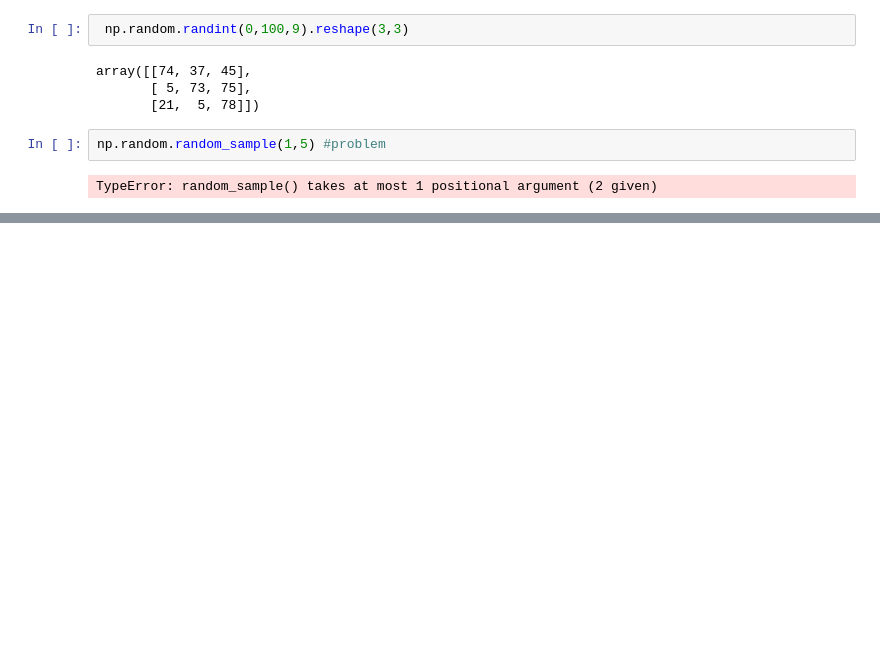
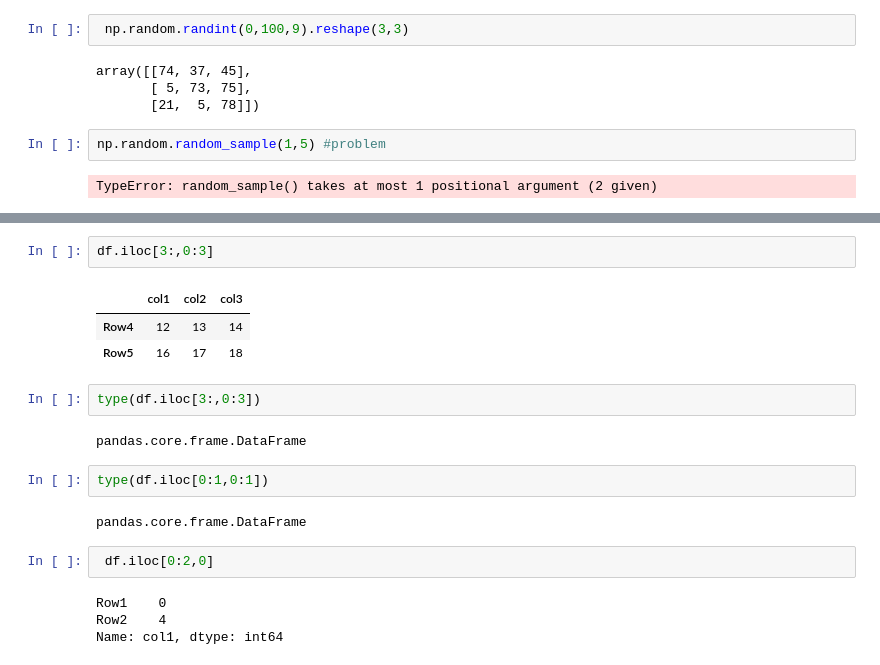
Before and after one commit to RapaDewan/Machine-Learning, a Jupyter notebook: Python/pyBasic.ipynb, the cells around one changed output, grey strips where cells are left out. Cells and saved outputs as stored; diff of their text form; blank space fills up the shorter version.

```diff
--- a/Python/pyBasic.ipynb
+++ b/Python/pyBasic.ipynb
@@ -455,0 +524,20 @@ TypeError: random_sample() takes at most 1 positional argument (2 given)
+# %%
+df.iloc[3:,0:3]
+# %% [output]
+|  | col1 | col2 | col3 |
+| Row4 | 12 | 13 | 14 |
+| Row5 | 16 | 17 | 18 |
+# %%
+type(df.iloc[3:,0:3])
+# %% [output]
+pandas.core.frame.DataFrame
+# %%
+type(df.iloc[0:1,0:1])
+# %% [output]
+pandas.core.frame.DataFrame
+# %%
+ df.iloc[0:2,0]
+# %% [output]
+Row1    0
+Row2    4
+Name: col1, dtype: int64
```
Also changed, not shown: parts of 18 cells of this notebook.
